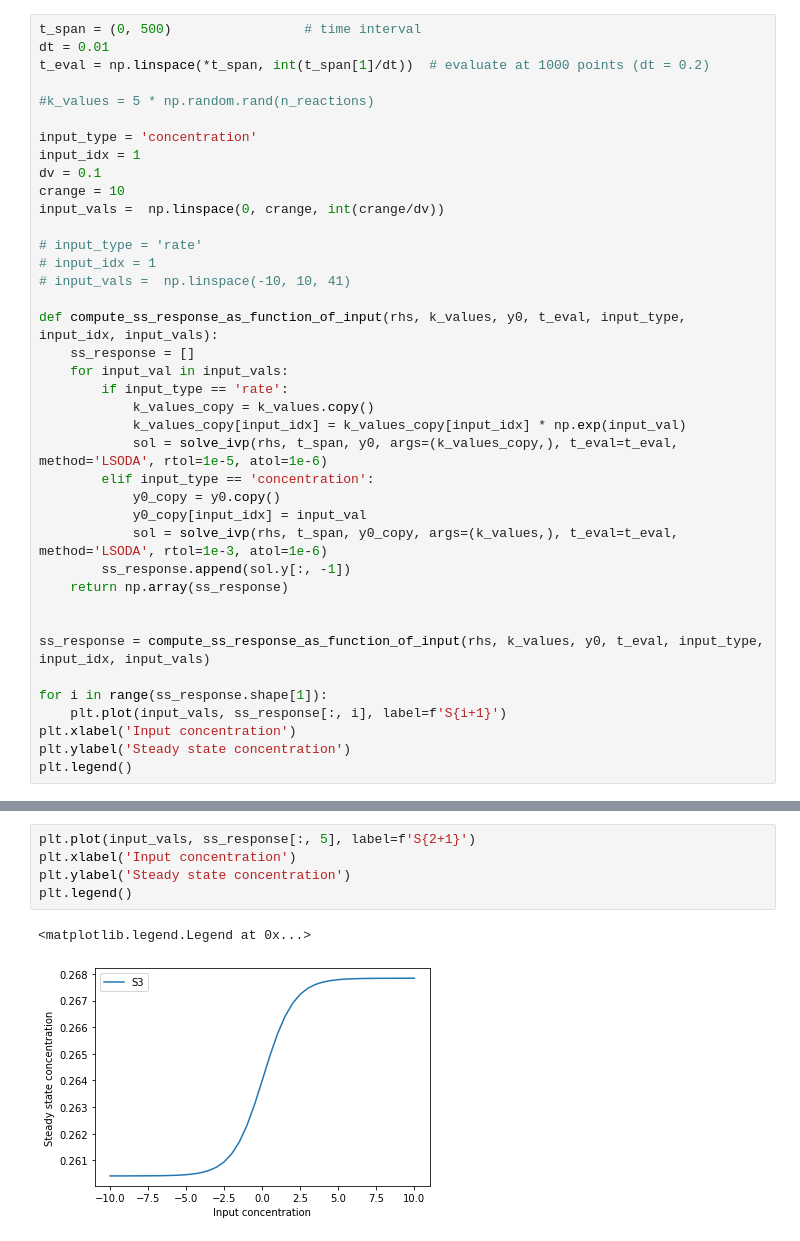
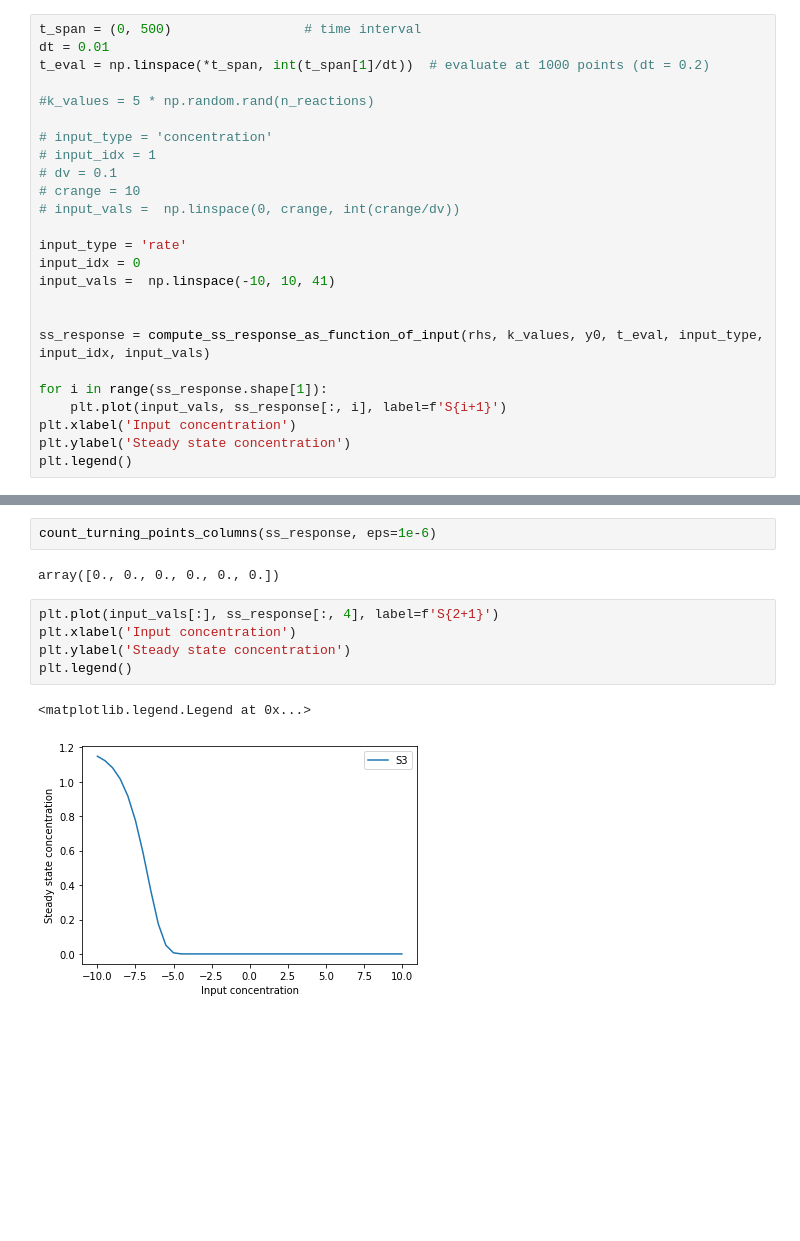
Before and after one commit to csfloyd/GlycanAnalysis, a Jupyter notebook: Python/SampleConservationLaws.ipynb, the cells around one changed output, grey strips where cells are left out. Cells and saved outputs as stored; diff of their text form; blank space fills up the shorter version.

```diff
--- a/Python/SampleConservationLaws.ipynb
+++ b/Python/SampleConservationLaws.ipynb
@@ -198,29 +309,15 @@ t_eval = np.linspace(*t_span, int(t_span[1]/dt))  # evaluate at 1000 points (dt
 
 #k_values = 5 * np.random.rand(n_reactions)
 
-input_type = 'concentration'
-input_idx = 1
-dv = 0.1
-crange = 10
-input_vals =  np.linspace(0, crange, int(crange/dv))
+# input_type = 'concentration'
+# input_idx = 1
+# dv = 0.1
+# crange = 10
+# input_vals =  np.linspace(0, crange, int(crange/dv))
 
-# input_type = 'rate'
-# input_idx = 1
-# input_vals =  np.linspace(-10, 10, 41)
-
-def compute_ss_response_as_function_of_input(rhs, k_values, y0, t_eval, input_type, input_idx, input_vals):
-    ss_response = []
-    for input_val in input_vals:
-        if input_type == 'rate':
-            k_values_copy = k_values.copy()
-            k_values_copy[input_idx] = k_values_copy[input_idx] * np.exp(input_val)
-            sol = solve_ivp(rhs, t_span, y0, args=(k_values_copy,), t_eval=t_eval, method='LSODA', rtol=1e-5, atol=1e-6)
-        elif input_type == 'concentration':
-            y0_copy = y0.copy()
-            y0_copy[input_idx] = input_val
-            sol = solve_ivp(rhs, t_span, y0_copy, args=(k_values,), t_eval=t_eval, method='LSODA', rtol=1e-3, atol=1e-6)
-        ss_response.append(sol.y[:, -1])
-    return np.array(ss_response)
+input_type = 'rate'
+input_idx = 0
+input_vals =  np.linspace(-10, 10, 41)
 
 
 ss_response = compute_ss_response_as_function_of_input(rhs, k_values, y0, t_eval, input_type, input_idx, input_vals)
@@ -236,11 +333,15 @@ plt.legend()
+# %%
+count_turning_points_columns(ss_response, eps=1e-6)
+# %% [output]
+array([0., 0., 0., 0., 0., 0.])
 # %%
-plt.plot(input_vals, ss_response[:, 5], label=f'S{2+1}')
+plt.plot(input_vals[:], ss_response[:, 4], label=f'S{2+1}')
 plt.xlabel('Input concentration')
 plt.ylabel('Steady state concentration')
 plt.legend()
 # %% [output]
 <matplotlib.legend.Legend at 0x...>
-[figure, old version]
+[figure, new version]
 # %%
 # If L is a sympy Matrix, convert to numpy
 L_np = np.array(L).astype(float)  # shape: (n_laws, n_species)
```
Also changed, not shown: parts of 9 cells of this notebook.
